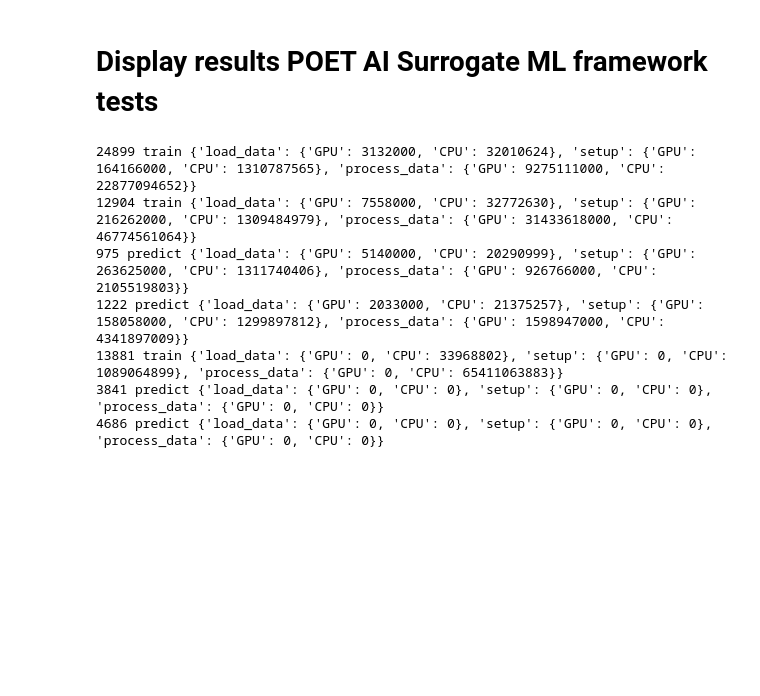
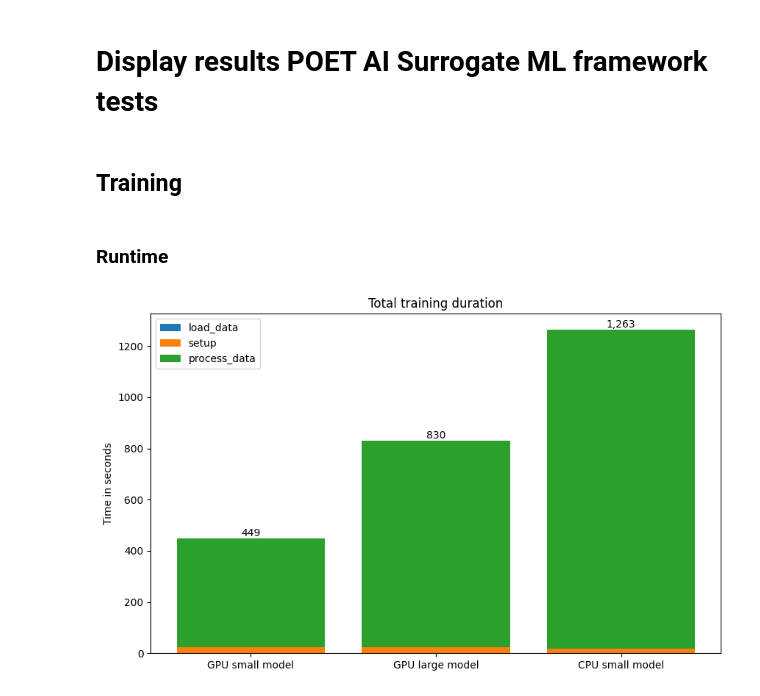
Before and after one commit to hanssssssssssssss/poet_ml_framework_tests, a Jupyter notebook: process_output/process_output_data.ipynb, the cells around one changed output. Saved outputs shown, nothing was run; the diff lists cells and outputs as text; code cells hidden in the pictures; blank space fills up the shorter version.

Commit message:
a few more experiments

```diff
--- a/process_output/process_output_data.ipynb
+++ b/process_output/process_output_data.ipynb
@@ -29,9 +29,9 @@ def get_EMA_data(PID):
                 time[row[1]] = int(row[8])
         return [power, time]
 
-def get_csv_data(PID, data_type):
+def get_csv_data(PID, data, file_type = ""):
     try: # GPU files ony exist for jobs on GPU nodes, training history only for train jobs
-        with open("output." + data_type + "." + PID) as file:
+        with open("output." + data + "." + PID + file_type) as file:
             csv_reader = csv.reader(file, delimiter =",")
             return next(csv_reader)
     except OSError:
@@ -43,27 +43,53 @@ with open("experiments.csv") as file:
     csv_reader = csv.reader(file, delimiter =",")
     next(csv_reader) # skip header row
     for row in csv_reader:
+        if row[0][0] == "#": # skip commented rows
+            continue
         ema_data = get_EMA_data(row[4])
         experiments[row[4]] = {
             "framework": row[0],
             "task": row[1],
             "device": row[5],
             "model": row[2],
-            "batch_size": row[3],
+            "batch_size": int(row[3]),
             "power": ema_data[0], # in micro joules
             "time": ema_data[1], # in micro seconds
-            "GPU_usage": get_csv_data(row[4], "GPU_usage"),  # percentage in 100 ms intervals
-            "training_val_loss": get_csv_data(row[4], "training_history"),
+            "GPU_usage": [int(i) for i in get_csv_data(row[4], "GPU_usage")],  # percentage in 100 ms intervals
+            "training_val_loss": [float(i) for i in get_csv_data(row[4], "training_history", ".csv")]
             }
+# %% [markdown]
+## Training
+# %%
+training_experiments = {k:v for (k,v) in experiments.items() if v["task"] == "train"}
+# %% [markdown]
+### Runtime
 # %%
-## Runtime by framework
-for pid, data in experiments.items():
-    print(pid, data["task"], data["power"])
+import matplotlib.pyplot as plt
+import matplotlib.patches as mpatches
+import numpy as np
+
+fig, ax = plt.subplots(figsize=(10, 6))
+
+categories = ["load_data", "setup","process_data"]
+n = len(training_experiments)
+ind = range(n)
+bars = [0] * n
+
+for category in categories:
+    values = [(d["time"][category]) // 1000000 for d in training_experiments.values()]
+    ax.bar(ind, values, bottom=bars, label=category)
+    bars = [b + v for b, v in zip(bars, values)]
+
+ax.set_ylabel("Time in seconds")
+ax.set_title("Total training duration")
+ax.set_xticks(ind)
+x_labels = [f"{d["device"]} {d["model"]} model" for d in training_experiments.values()]
+ax.set_xticklabels(x_labels)
+ax.legend()
+
+# Add value labels on the bars
+for i, total in enumerate(bars):
+    ax.text(i, total, f"{total:,}", ha="center", va="bottom")
+plt.show()
 # %% [output]
-24899 train {'load_data': {'GPU': 3132000, 'CPU': 32010624}, 'setup': {'GPU': 164166000, 'CPU': 1310787565}, 'process_data': {'GPU': 9275111000, 'CPU': 22877094652}}
-12904 train {'load_data': {'GPU': 7558000, 'CPU': 32772630}, 'setup': {'GPU': 216262000, 'CPU': 1309484979}, 'process_data': {'GPU': 31433618000, 'CPU': 46774561064}}
-975 predict {'load_data': {'GPU': 5140000, 'CPU': 20290999}, 'setup': {'GPU': 263625000, 'CPU': 1311740406}, 'process_data': {'GPU': 926766000, 'CPU': 2105519803}}
-1222 predict {'load_data': {'GPU': 2033000, 'CPU': 21375257}, 'setup': {'GPU': 158058000, 'CPU': 1299897812}, 'process_data': {'GPU': 1598947000, 'CPU': 4341897009}}
-13881 train {'load_data': {'GPU': 0, 'CPU': 33968802}, 'setup': {'GPU': 0, 'CPU': 1089064899}, 'process_data': {'GPU': 0, 'CPU': 65411063883}}
-3841 predict {'load_data': {'GPU': 0, 'CPU': 0}, 'setup': {'GPU': 0, 'CPU': 0}, 'process_data': {'GPU': 0, 'CPU': 0}}
-4686 predict {'load_data': {'GPU': 0, 'CPU': 0}, 'setup': {'GPU': 0, 'CPU': 0}, 'process_data': {'GPU': 0, 'CPU': 0}}
+[figure, added]
```
Also changed, not shown: parts of 8 cells of this notebook, 55 other files.
